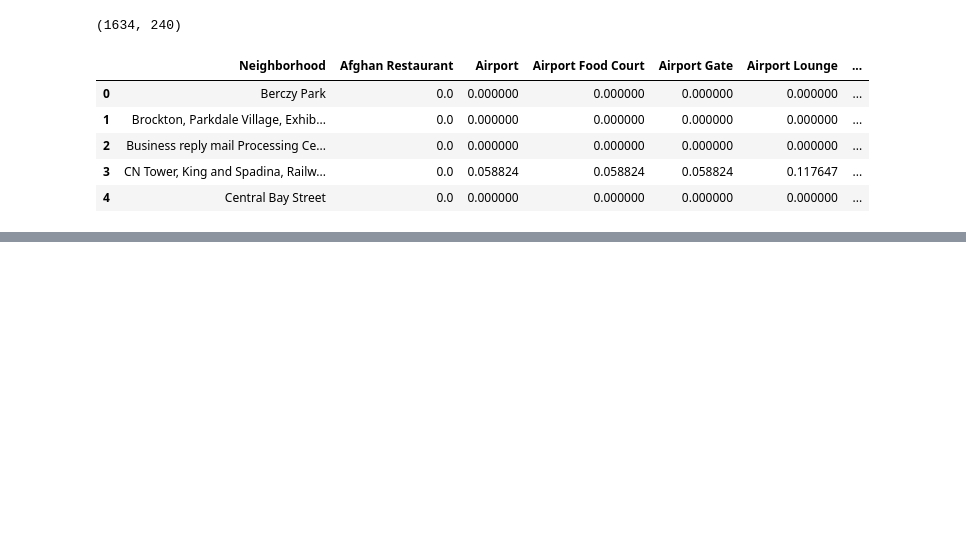
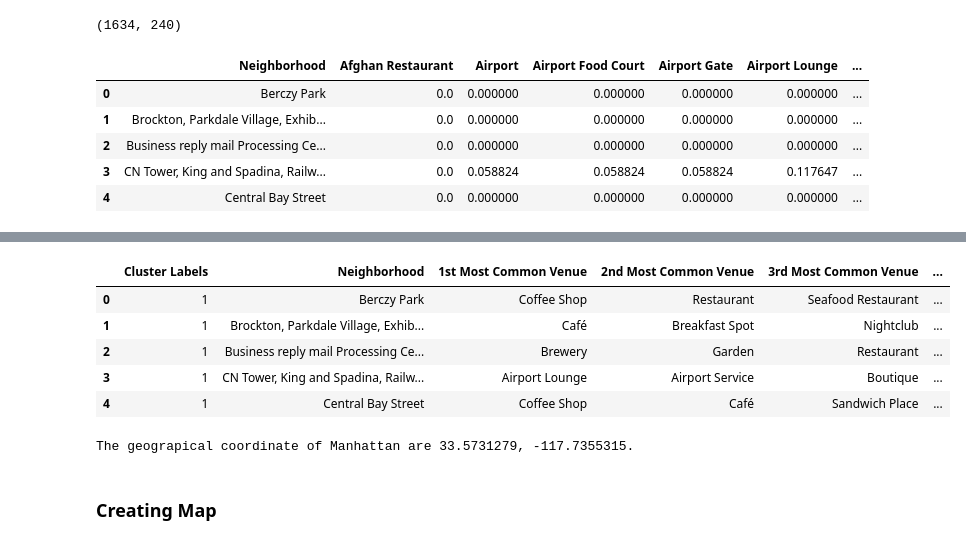
Before and after one commit to chibz3/coursera_capstone-CU, a Jupyter notebook: workbook week 3 part 3.ipynb, the cells around one changed output, grey strips where cells are left out. Cells and saved outputs as stored; diff of their text form; code cells hidden in the pictures; blank space fills up the shorter version.

```diff
--- a/workbook week 3 part 3.ipynb
+++ b/workbook week 3 part 3.ipynb
@@ -297,0 +330,21 @@ neighborhoods_venues_sorted.head()
+# %%
+neighborhoods_venues_sorted.head()
+# %% [output]
+|  | Cluster Labels | Neighborhood | 1st Most Common Venue | 2nd Most Common Venue | 3rd Most Common Venue | ... |
+| 0 | 1 | Berczy Park | Coffee Shop | Restaurant | Seafood Restaurant | ... |
+| 1 | 1 | Brockton, Parkdale Village, Exhib... | Café | Breakfast Spot | Nightclub | ... |
+| 2 | 1 | Business reply mail Processing Ce... | Brewery | Garden | Restaurant | ... |
+| 3 | 1 | CN Tower, King and Spadina, Railw... | Airport Lounge | Airport Service | Boutique | ... |
+| 4 | 1 | Central Bay Street | Coffee Shop | Café | Sandwich Place | ... |
+# %%
+address = 'Toronto, CA'
+
+geolocator = Nominatim(user_agent="ny_explorer")
+location = geolocator.geocode(address)
+latitude = location.latitude
+longitude = location.longitude
+print('The geograpical coordinate of Manhattan are {}, {}.'.format(latitude, longitude))
+# %% [output]
+The geograpical coordinate of Manhattan are 33.5731279, -117.7355315.
+# %% [markdown]
+### Creating Map
```
Also changed, not shown: parts of 4 cells of this notebook.
